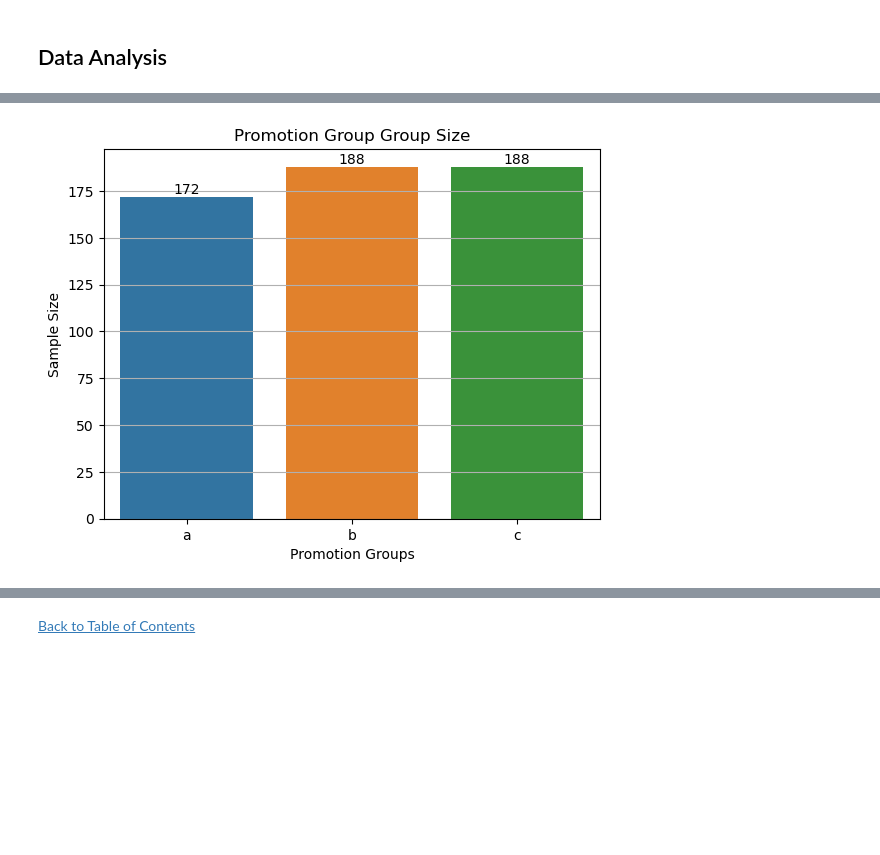
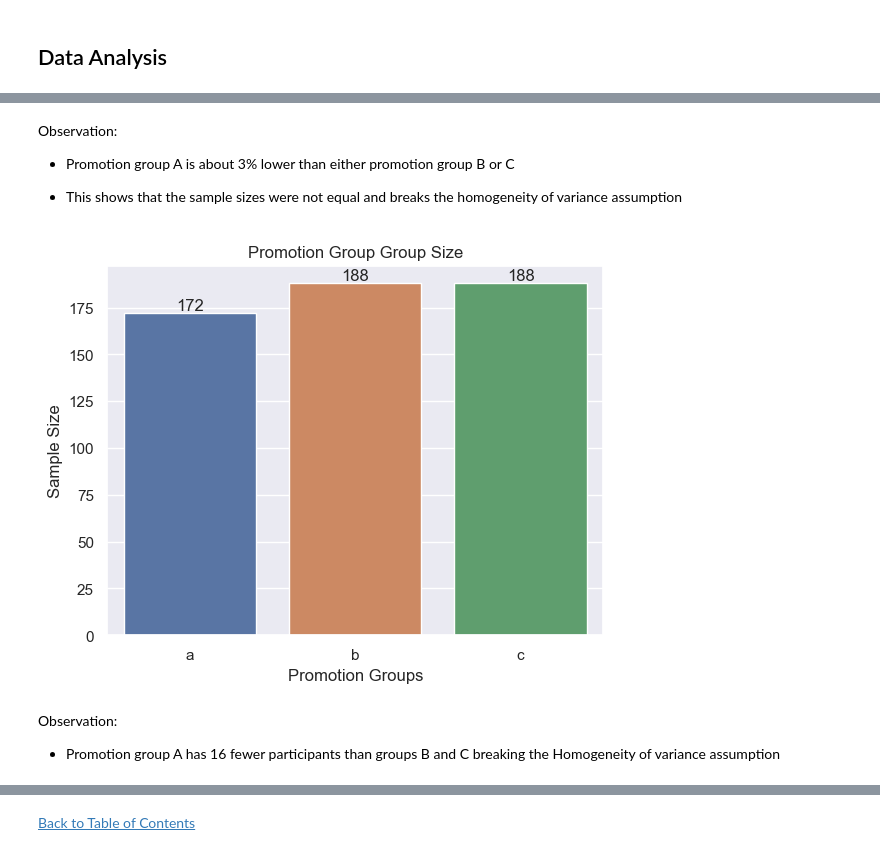
Before and after one commit to jasondo-da/Fast_Food_Marketing_Campaign_AB_Test, a Jupyter notebook: fast_food_ab_test.ipynb, the cells around one changed output, grey strips where cells are left out. Cells and saved outputs as stored; diff of their text form; code cells hidden in the pictures; blank space fills up the shorter version.

```diff
--- a/fast_food_ab_test.ipynb
+++ b/fast_food_ab_test.ipynb
@@ -275,10 +265,11 @@ mc.describe().round(2)
 # %%
+# Setting theme
+sns.set_theme(style='darkgrid')
+
 # Looking at the sales distribution
-
 sns.boxplot(data=mc,
             x='promotion_group',
             y='sales_in_thousands')
-
 plt.title('Promotion Group Sales Distribution')
 plt.xlabel('Promotion Groups')
 plt.ylabel('Sales Value Distribution')
@@ -326,16 +321,23 @@ plt.show()
+# %% [markdown]
+Observation:
+
+- Promotion group A is about 3% lower than either promotion group B or C
+
+- This shows that the sample sizes were not equal and breaks the homogeneity of variance assumption
 # %%
 # Looking at the total participants within each promotion group
-
-ax = sns.countplot(mc, x='promotion_group')
-
+ax = sns.countplot(data=mc,
+                   x='promotion_group')
 plt.bar_label(ax.containers[0])
 plt.title('Promotion Group Group Size')
 plt.xlabel('Promotion Groups')
 plt.ylabel('Sample Size')
-
-plt.grid(axis='y')
 plt.show()
 # %% [output]
-[figure, old version]
+[figure, new version]
+# %% [markdown]
+Observation:
+
+- Promotion group A has 16 fewer participants than groups B and C breaking the Homogeneity of variance assumption
 # %%
 # Uncovering the sales frequency for each promotion group
```
Also changed, not shown: parts of 19 cells of this notebook.
